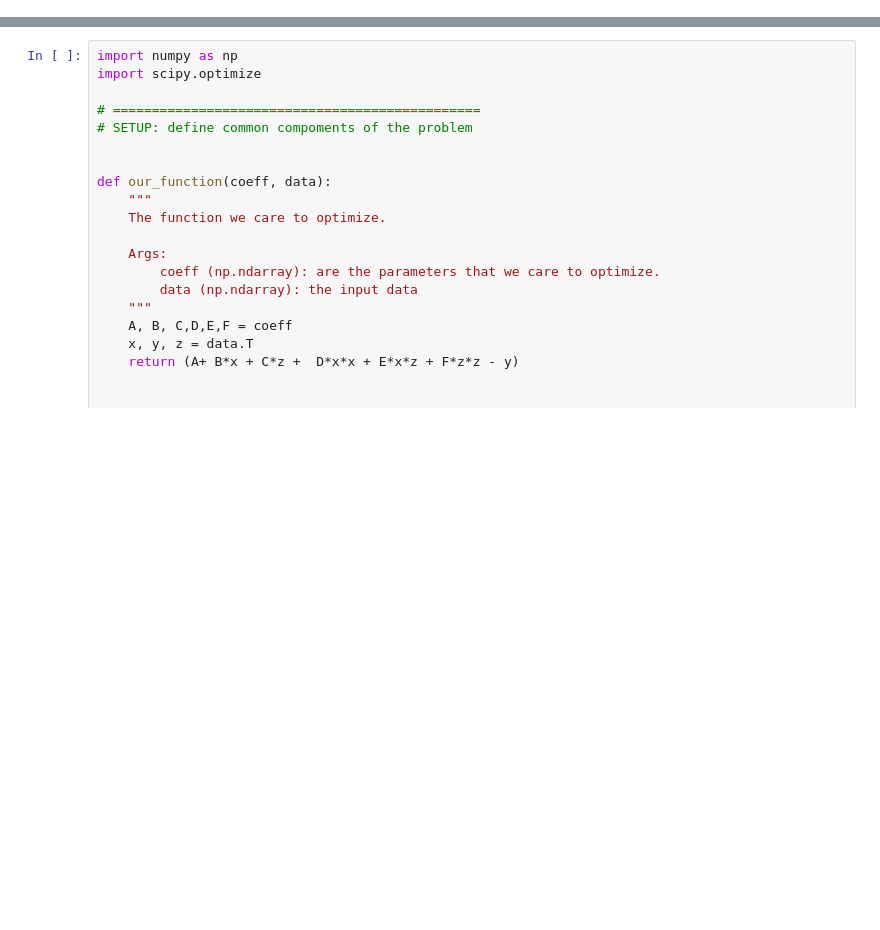
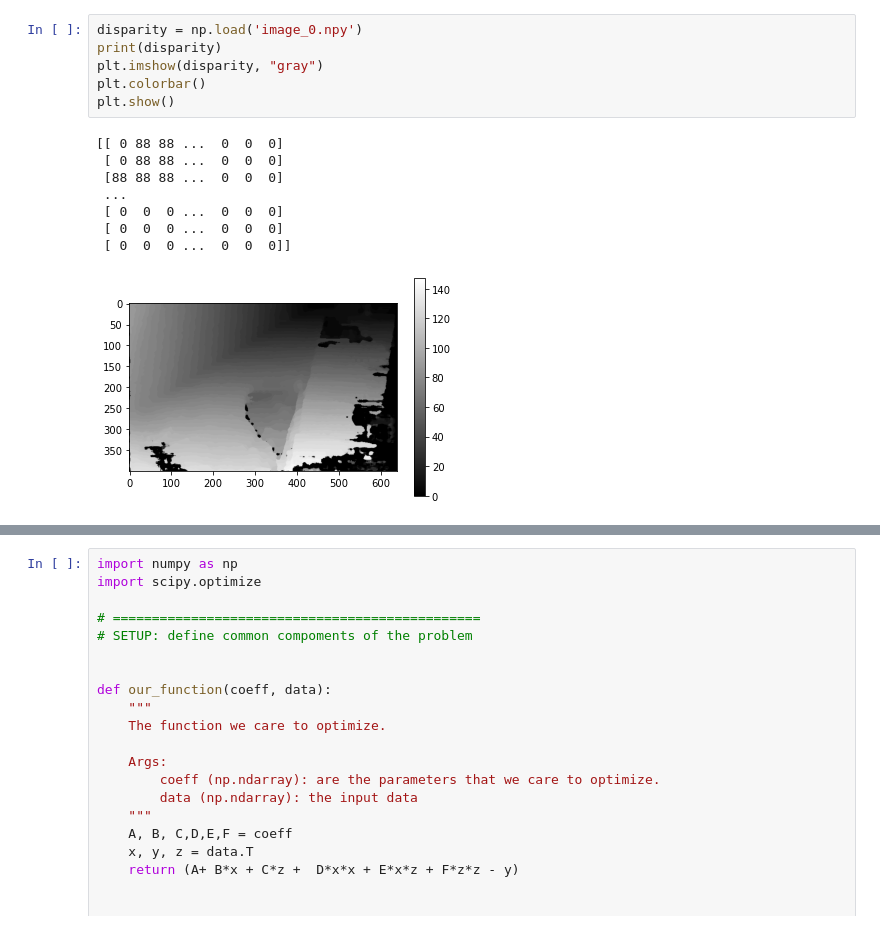
Before and after one commit to Dhruvanshu-Joshi/Pothole-Detection, a Jupyter notebook: Code/disparity_Retification.ipynb, the cells around one changed output, grey strips where cells are left out. Drawn from its saved outputs; the diff is of its cells as text; blank space fills up the shorter version.

```diff
--- a/Code/disparity_Retification.ipynb
+++ b/Code/disparity_Retification.ipynb
@@ -110,3 +107,18 @@ plt.show()
+# %%
+disparity = np.load('image_0.npy')
+print(disparity)
+plt.imshow(disparity, "gray")
+plt.colorbar()
+plt.show()
+# %% [output]
+[[ 0 88 88 ...  0  0  0]
+ [ 0 88 88 ...  0  0  0]
+ [88 88 88 ...  0  0  0]
+ ...
+ [ 0  0  0 ...  0  0  0]
+ [ 0  0  0 ...  0  0  0]
+ [ 0  0  0 ...  0  0  0]]
+[figure, added]
 # %%
 #3D Reprojection
 image_centre_h = height/2
```
Also changed, not shown: parts of 19 cells of this notebook.
